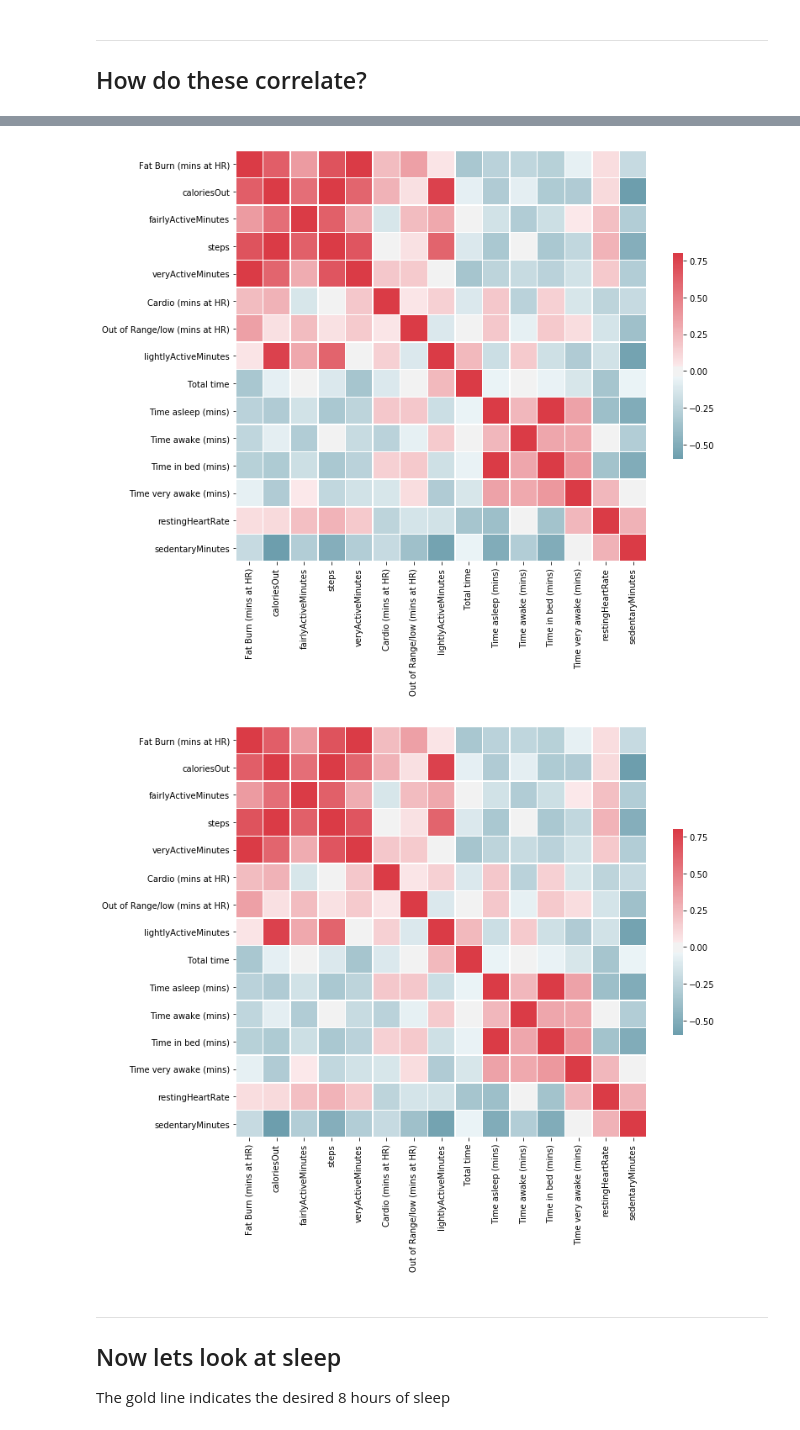
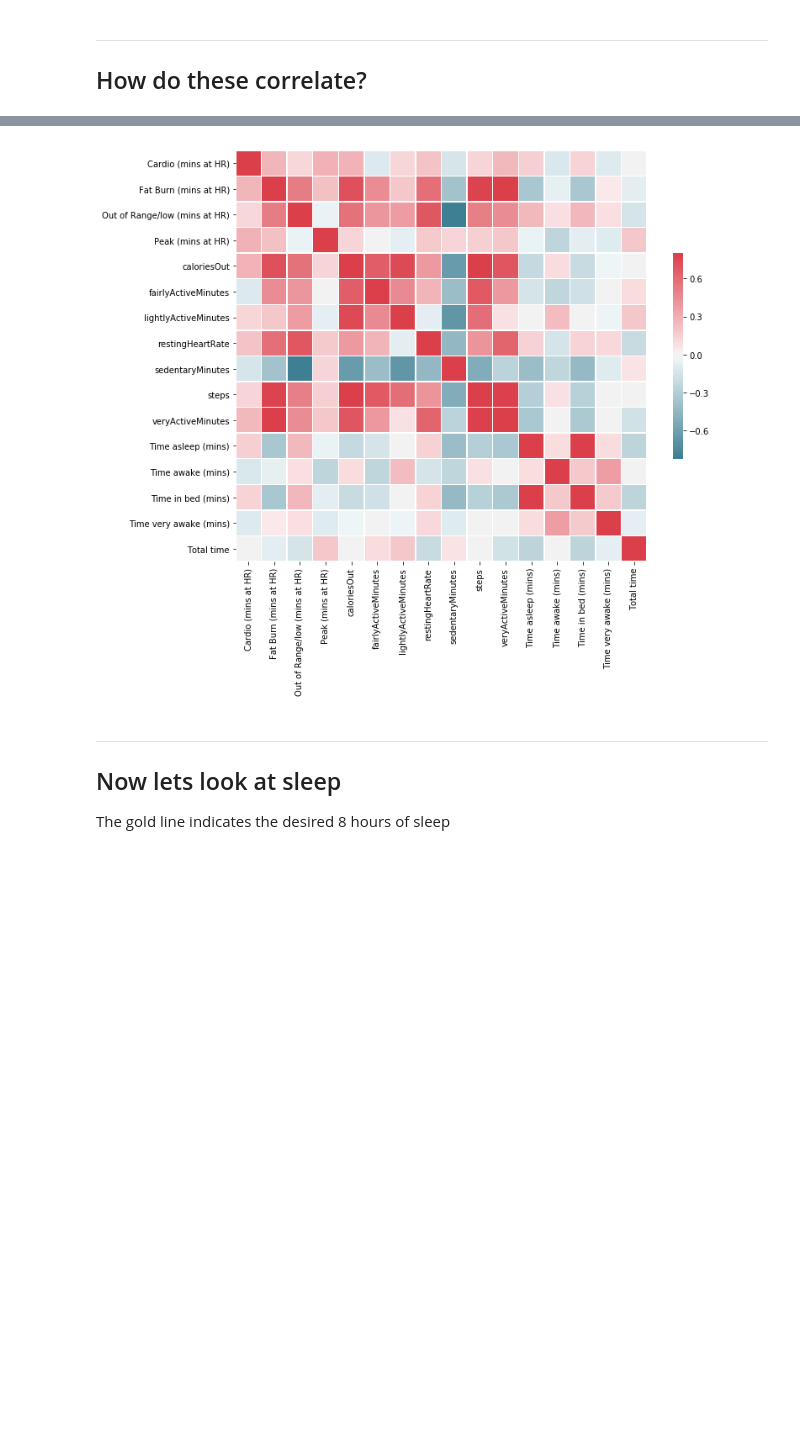
Before and after one commit to KatrionaGoldmann/Fitbit-Progress, a Jupyter notebook: 3_general_analysis.ipynb, the cells around one changed output, grey strips where cells are left out. Saved outputs shown, nothing was run; the diff lists cells and outputs as text; code cells hidden in the pictures; blank space fills up the shorter version.

```diff
--- a/3_general_analysis.ipynb
+++ b/3_general_analysis.ipynb
@@ -21,7 +22,10 @@ import plotly.io as pio
 ex = pd.read_csv("./Outputs/exercise.csv")
 summary = pd.read_csv("./Outputs/daily_summary.csv")
 sleep = pd.read_csv("./Outputs/sleep_summary.csv")
+sleep['date'] = [datetime.datetime.strptime(x, '%Y-%m-%d') for x in sleep['Date']]
+sleep['date'] = [x.strftime('%d/%m/%Y') for x in sleep['date']]
 # %%
-daily = pd.merge(summary, sleep, how='outer', left_on='date', right_on='Date')
+daily = pd.merge(summary, sleep, how='outer', left_on='date', right_on='date')
 # %%
 daily = daily.drop(['Unnamed: 0_x', 'Date', 'Unnamed: 0_y'], axis=1)
+daily = daily.dropna(1, 'all')
@@ -92,0 +85,9 @@ corrd
+# %%
+import scipy
+import scipy.cluster.hierarchy as sch
+
+corrd = daily.corr()
+corrd = corrd.dropna(0, thresh=8)
+corrd = corrd.dropna(1, thresh=8)
+
+corrd
@@ -93,16 +112,14 @@ corrd
 # %%
 anchor_val = .8
 
 f, ax = plt.subplots(figsize=(11, 9))
 cmap = sns.diverging_palette(220, 10, as_cmap=True)
 fig_corr = sns.heatmap(corrd,  cmap=cmap, vmax=anchor_val,square=True, center=0, \
             xticklabels=True, yticklabels=True,linewidths=.5, cbar_kws={"shrink": .5}, ax=ax)
 
 fig = fig_corr.get_figure()
-fig
 # %% [output]
-[figure, old version]
+[figure, new version]
-[figure, removed]
 # %%
 fig.savefig("./figs/Correlations.png")
 # %% [markdown]
```
Also changed, not shown: parts of 8 cells of this notebook, 4 other files.
